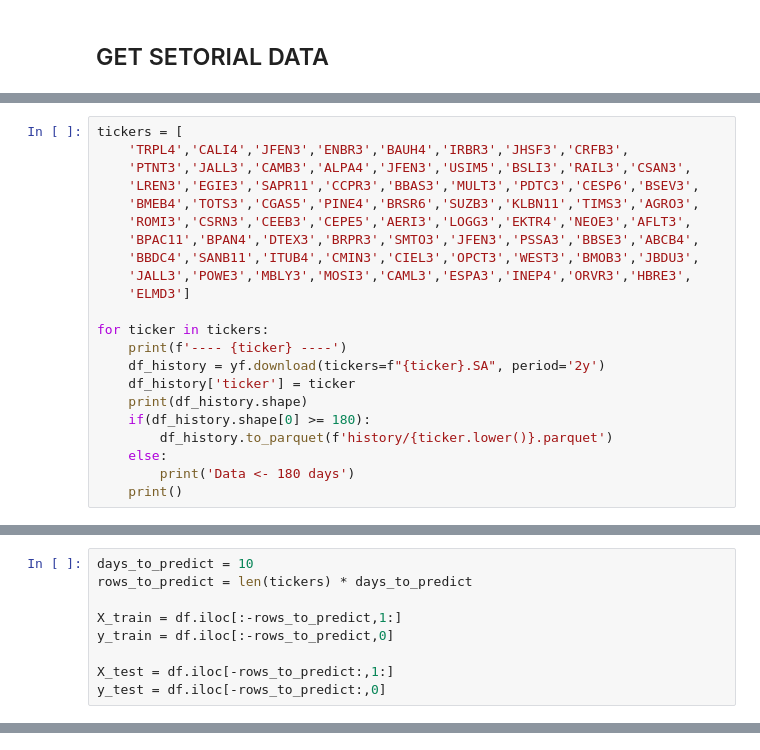
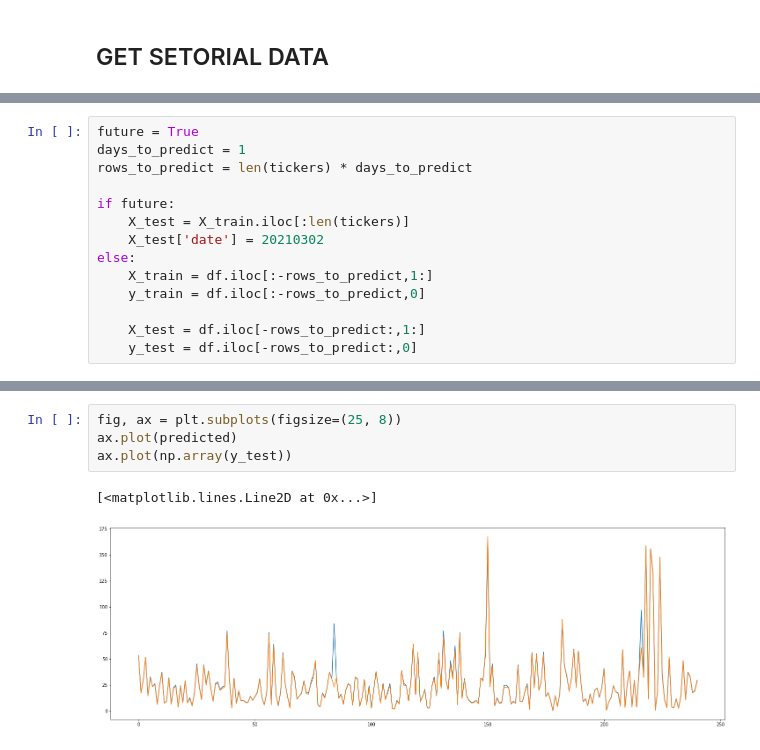
Before and after one commit to brunno-oliveira/b3-invest, a Jupyter notebook: notebook/experiments.ipynb, the cells around one changed output, grey strips where cells are left out. Drawn from its saved outputs; the diff is of its cells as text.

```diff
--- a/notebook/experiments.ipynb
+++ b/notebook/experiments.ipynb
@@ -217,22 +251,0 @@ df_setorial.drop(columns='listagem_segmento', inplace=True)
-# %%
-tickers = [
-    'TRPL4','CALI4','JFEN3','ENBR3','BAUH4','IRBR3','JHSF3','CRFB3',
-    'PTNT3','JALL3','CAMB3','ALPA4','JFEN3','USIM5','BSLI3','RAIL3','CSAN3',
-    'LREN3','EGIE3','SAPR11','CCPR3','BBAS3','MULT3','PDTC3','CESP6','BSEV3',
-    'BMEB4','TOTS3','CGAS5','PINE4','BRSR6','SUZB3','KLBN11','TIMS3','AGRO3',
-    'ROMI3','CSRN3','CEEB3','CEPE5','AERI3','LOGG3','EKTR4','NEOE3','AFLT3',
-    'BPAC11','BPAN4','DTEX3','BRPR3','SMTO3','JFEN3','PSSA3','BBSE3','ABCB4',
-    'BBDC4','SANB11','ITUB4','CMIN3','CIEL3','OPCT3','WEST3','BMOB3','JBDU3',
-    'JALL3','POWE3','MBLY3','MOSI3','CAML3','ESPA3','INEP4','ORVR3','HBRE3',
-    'ELMD3']
-
-for ticker in tickers:
-    print(f'---- {ticker} ----')
-    df_history = yf.download(tickers=f"{ticker}.SA", period='2y')
-    df_history['ticker'] = ticker
-    print(df_history.shape)
-    if(df_history.shape[0] >= 180):
-        df_history.to_parquet(f'history/{ticker.lower()}.parquet')
-    else:
-        print('Data <- 180 days')
-    print()
@@ -283,10 +252,15 @@ df.head()
 # %%
-days_to_predict = 10
+future = True
+days_to_predict = 1
 rows_to_predict = len(tickers) * days_to_predict
 
-X_train = df.iloc[:-rows_to_predict,1:]
-y_train = df.iloc[:-rows_to_predict,0]
+if future:
+    X_test = X_train.iloc[:len(tickers)]
+    X_test['date'] = 20210302
+else:
+    X_train = df.iloc[:-rows_to_predict,1:]
+    y_train = df.iloc[:-rows_to_predict,0]
 
-X_test = df.iloc[-rows_to_predict:,1:]
-y_test = df.iloc[-rows_to_predict:,0]
+    X_test = df.iloc[-rows_to_predict:,1:]
+    y_test = df.iloc[-rows_to_predict:,0]
 # %%
@@ -308,0 +304,7 @@ mean_absolute_error: 1.4872
+# %%
+fig, ax = plt.subplots(figsize=(25, 8))
+ax.plot(predicted)
+ax.plot(np.array(y_test))
+# %% [output]
+[<matplotlib.lines.Line2D at 0x...>]
+[figure, added]
```
Also changed, not shown: parts of 15 cells of this notebook, 1 other file.
